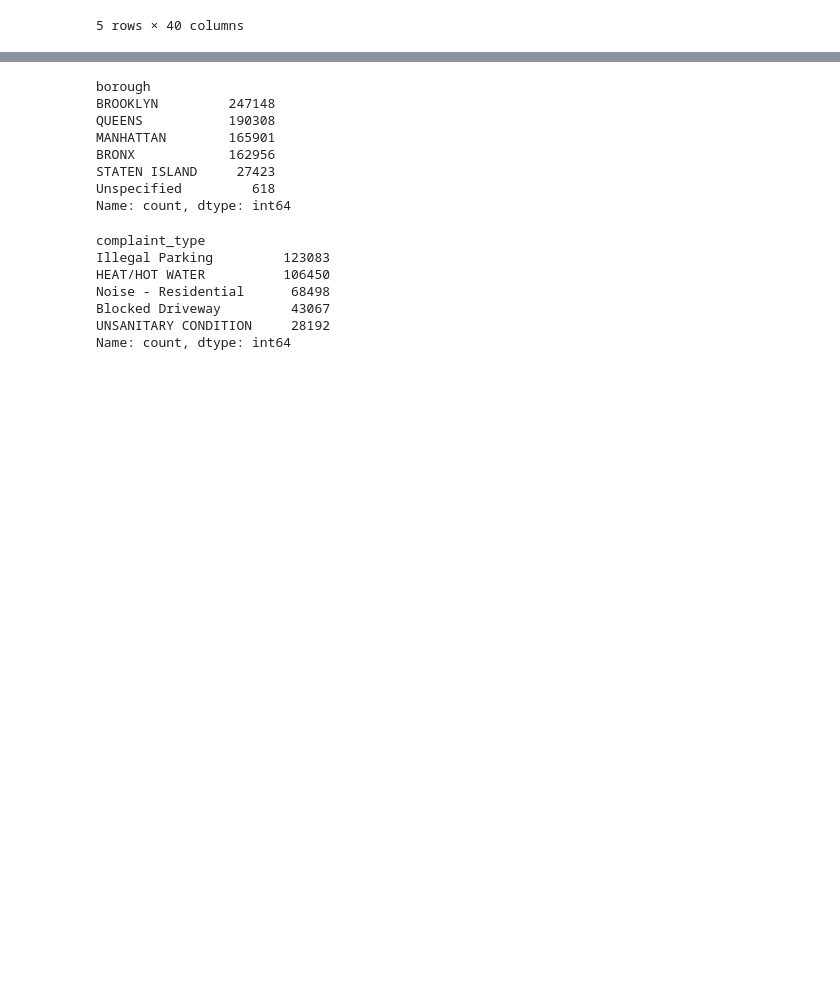
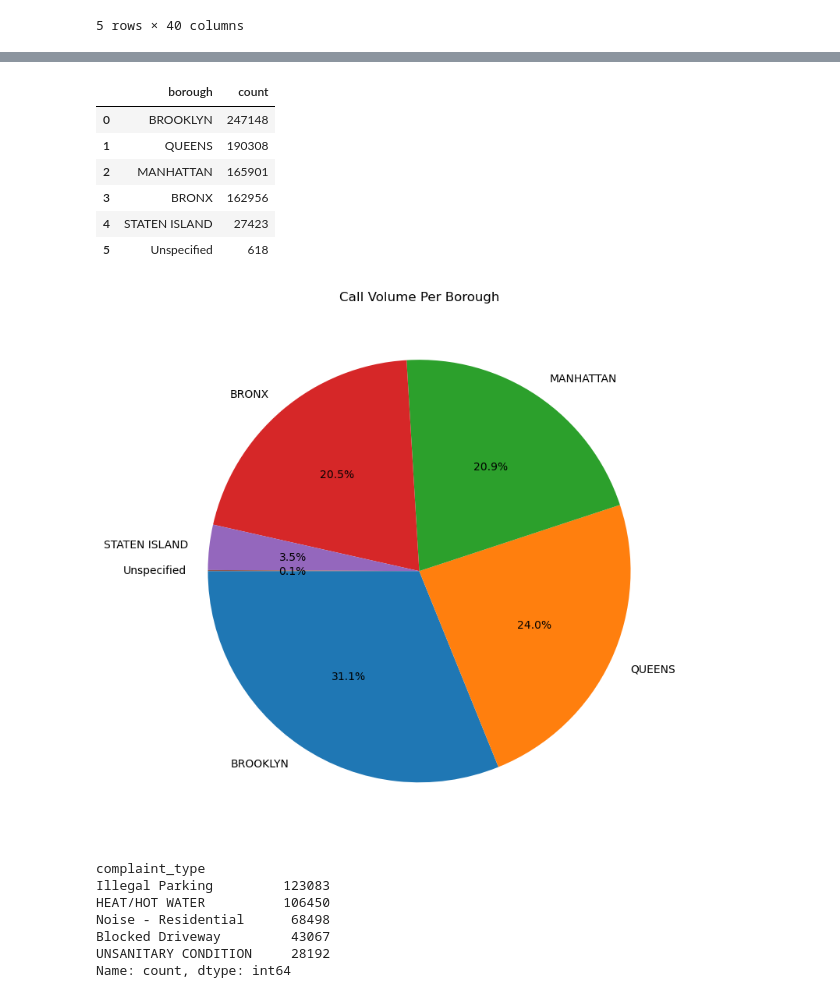
Before and after one commit to ajones1010/NYC-311-Analysis, a Jupyter notebook: nyc_311.ipynb, the cells around one changed output, grey strips where cells are left out. Cells and saved outputs as stored; diff of their text form; code cells hidden in the pictures; blank space fills up the shorter version.

```diff
--- a/nyc_311.ipynb
+++ b/nyc_311.ipynb
@@ -434,17 +435,26 @@ nyc311_service_line.to_csv("Resources/nyc311_service_line.csv", index=False)
 # Export the  nyc311_location DataFrame as a CSV file.
 nyc311_location.to_csv("Resources/nyc311_location.csv", index=False)
 # %%
-boroughs_df = nyc311_location['borough'].value_counts()
+boroughs_df = pd.DataFrame(nyc311_location['borough']).value_counts().reset_index()
 boroughs_df
 # %% [output]
-borough
-BROOKLYN         247148
-QUEENS           190308
-MANHATTAN        165901
-BRONX            162956
-STATEN ISLAND     27423
-Unspecified         618
-Name: count, dtype: int64
+|  | borough | count |
+| 0 | BROOKLYN | 247148 |
+| 1 | QUEENS | 190308 |
+| 2 | MANHATTAN | 165901 |
+| 3 | BRONX | 162956 |
+| 4 | STATEN ISLAND | 27423 |
+| 5 | Unspecified | 618 |
+# %%
+# PIE GRAPH
+borough_call_count= nyc311_location['borough'].value_counts()
+plt.figure(figsize=(8.8,8.8)) # Setting the Figure Size of the Pie Graph
+borough_call_count.plot.pie(autopct='%1.1f%%', startangle=180) # Setting Up and Coding the Pie Chart
+plt.title('Call Volume Per Borough') # Title of Pie Chart
+plt.ylabel('') # Gets Rid of Text on Y-axis
+plt.show() # Displays Pie Chart
+# %% [output]
+[figure, added]
 # %%
 complaint_df = nyc311_service_line['complaint_type'].value_counts()
 complaint_df.head()
```
Also changed, not shown: parts of 22 cells of this notebook.
